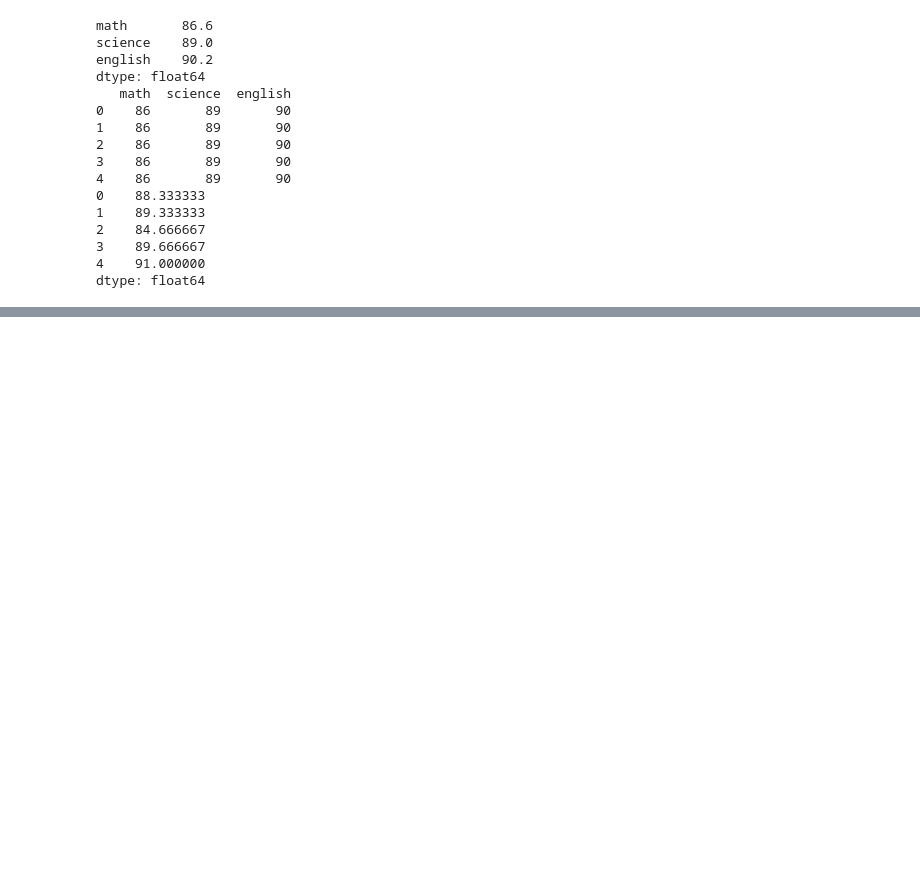
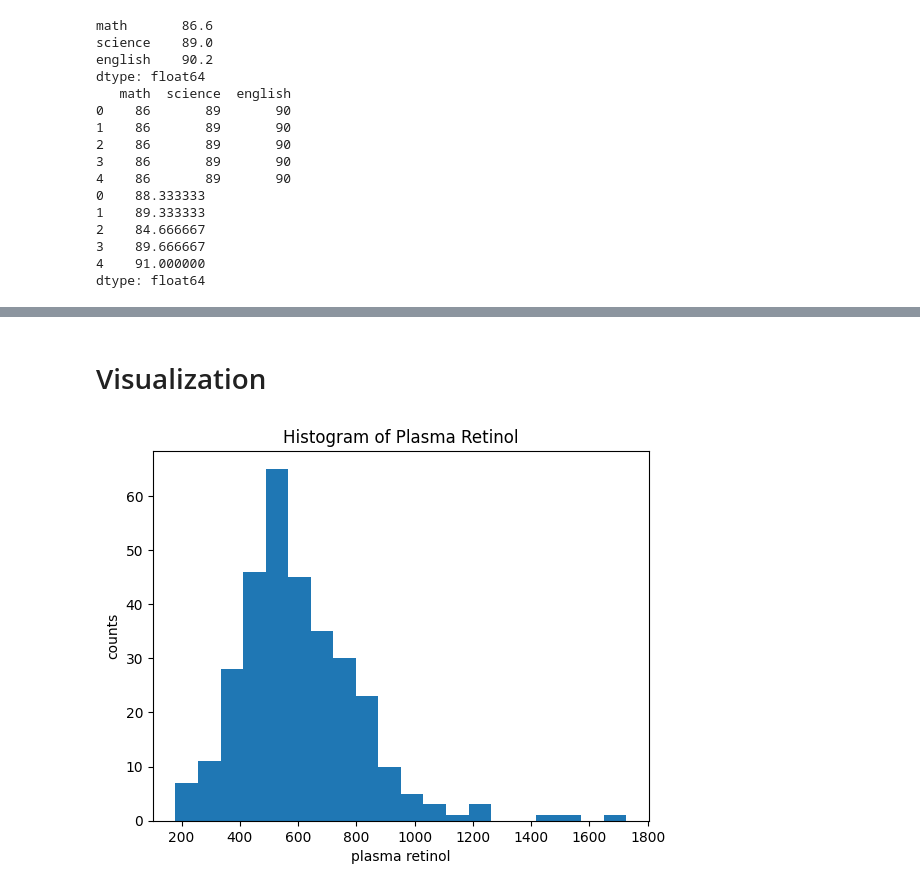
Before and after one commit to lisiqi/advanced-python-coding, a Jupyter notebook: notebooks/4_numpy_pandas.ipynb, the cells around one changed output, grey strips where cells are left out. Drawn from its saved outputs; the diff is of its cells as text; code cells hidden in the pictures; blank space fills up the shorter version.

```diff
--- a/notebooks/4_numpy_pandas.ipynb
+++ b/notebooks/4_numpy_pandas.ipynb
@@ -284,0 +522,2 @@ dtype: float64
+# %% [markdown]
+# Visualization
@@ -284,0 +526,10 @@ dtype: float64
+# %%
+retinol=pd.read_csv('../data/retinol.csv')
+# %%
+plt.hist(retinol['plasma retinol'], bins=20)
+plt.title('Histogram of Plasma Retinol')
+plt.xlabel('plasma retinol')
+plt.ylabel('counts')
+plt.show()
+# %% [output]
+[figure, added]
```
Also changed, not shown: parts of 18 cells of this notebook, 8 other files.
